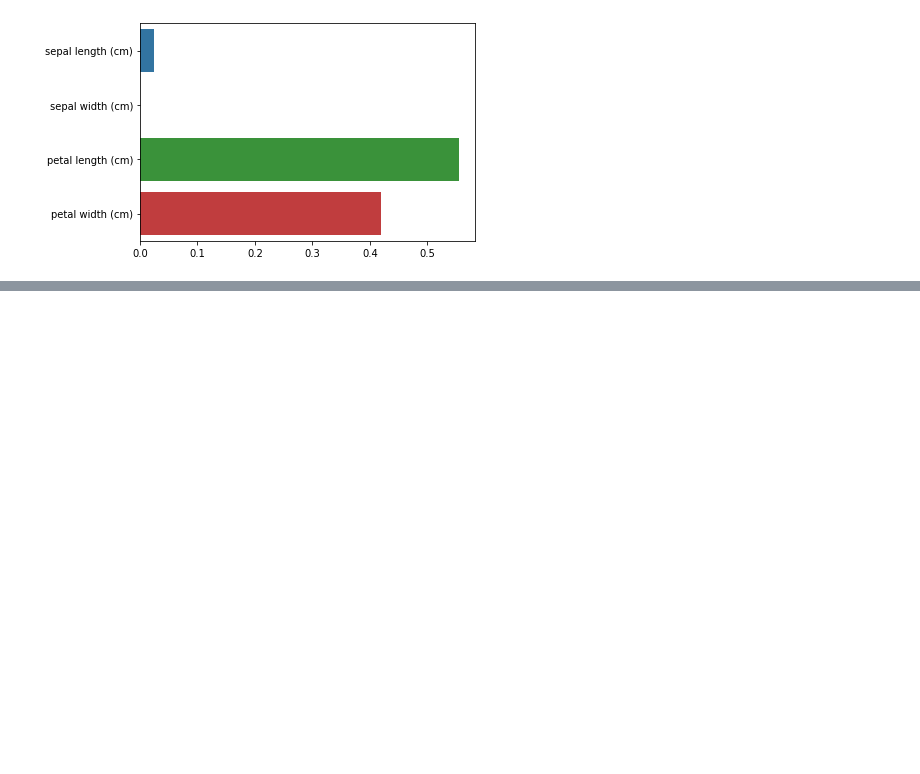
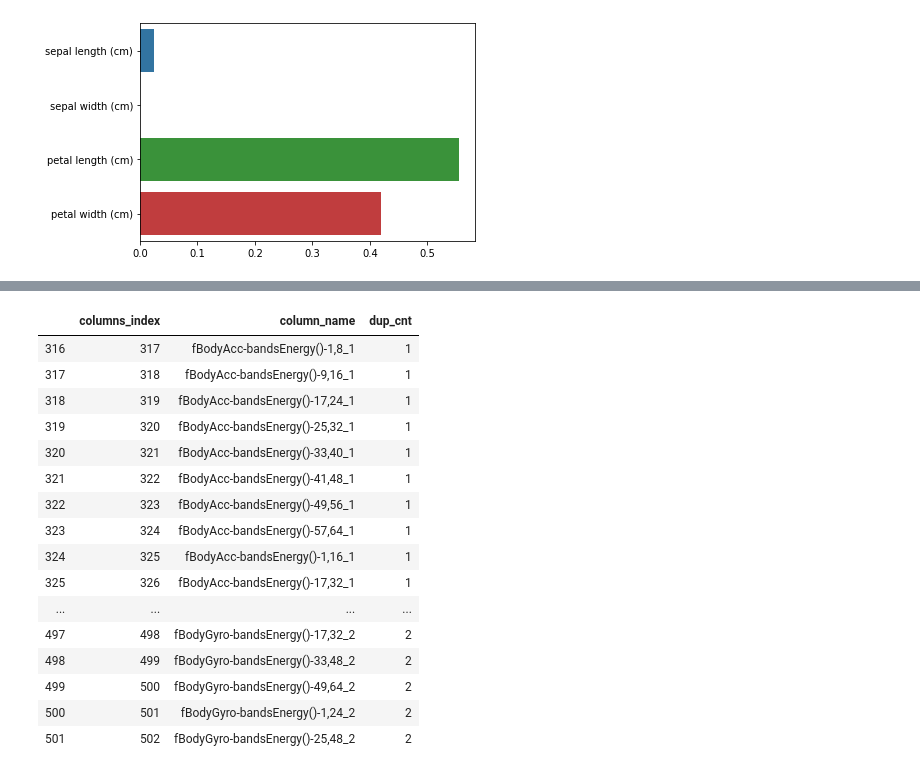
Before and after one commit to quovadisss/MLguide, a Jupyter notebook: 4.2 Decision Tree.ipynb, the cells around one changed output, grey strips where cells are left out. Drawn from its saved outputs; the diff is of its cells as text; code cells hidden in the pictures; blank space fills up the shorter version.

```diff
--- a/4.2 Decision Tree.ipynb
+++ b/4.2 Decision Tree.ipynb
@@ -54,0 +112,13 @@ petal width (cm) : 0.420
+# %%
+import pandas as pd
+import matplotlib.pyplot as plt
+%matplotlib inline
+
+# features.txt 파일에는 피어 이름 index와 피처명이 공백으로 분리되어 있음. 이를 DataFrame으로 로드.
+feature_name_df = pd.read_csv('./human_activity/features.txt', sep='\s+',
+                             header=None, names=['columns_index', 'column_name'])
+
+print(feature_name_df.head())
+# 피처명 index를 제거하고, 피처명만 리스트 객체로 생성한 뒤 샘플로 10개만 추출
+feature_name = feature_name_df.iloc[:, 1].values.tolist()
+print('전체 피처명에서 10개만 추출:', feature_name[:10])
@@ -54,0 +133,31 @@ petal width (cm) : 0.420
+# %%
+def get_new_feature_name_df(old_feature_name_df):
+    feature_dup_df = pd.DataFrame(data=old_feature_name_df.groupby('column_name').cumcount(), columns=['dup_cnt'])
+    feature_dup_df = feature_dup_df.reset_index()
+    new_feature_name_df = pd.merge(old_feature_name_df.reset_index(), feature_dup_df, how='outer')
+    new_feature_name_df['column_name'] = new_feature_name_df[['column_name', 'dup_cnt']].apply(lambda x : x[0]+'_'+str(x[1])
+                                                                                           if x[1] >0 else x[0] ,  axis=1)
+    new_feature_name_df = new_feature_name_df.drop(['index'], axis=1)
+    return new_feature_name_df
+# %%
+pd.options.display.max_rows = 999
+new_feature_name_df = get_new_feature_name_df(feature_name_df)
+new_feature_name_df[new_feature_name_df['dup_cnt'] > 0]
+# %% [output]
+|  | columns_index | column_name | dup_cnt |
+| 316 | 317 | fBodyAcc-bandsEnergy()-1,8_1 | 1 |
+| 317 | 318 | fBodyAcc-bandsEnergy()-9,16_1 | 1 |
+| 318 | 319 | fBodyAcc-bandsEnergy()-17,24_1 | 1 |
+| 319 | 320 | fBodyAcc-bandsEnergy()-25,32_1 | 1 |
+| 320 | 321 | fBodyAcc-bandsEnergy()-33,40_1 | 1 |
+| 321 | 322 | fBodyAcc-bandsEnergy()-41,48_1 | 1 |
+| 322 | 323 | fBodyAcc-bandsEnergy()-49,56_1 | 1 |
+| 323 | 324 | fBodyAcc-bandsEnergy()-57,64_1 | 1 |
+| 324 | 325 | fBodyAcc-bandsEnergy()-1,16_1 | 1 |
+| 325 | 326 | fBodyAcc-bandsEnergy()-17,32_1 | 1 |
+| ... | ... | ... | ... |
+| 497 | 498 | fBodyGyro-bandsEnergy()-17,32_2 | 2 |
+| 498 | 499 | fBodyGyro-bandsEnergy()-33,48_2 | 2 |
+| 499 | 500 | fBodyGyro-bandsEnergy()-49,64_2 | 2 |
+| 500 | 501 | fBodyGyro-bandsEnergy()-1,24_2 | 2 |
+| 501 | 502 | fBodyGyro-bandsEnergy()-25,48_2 | 2 |
```
Also changed, not shown: parts of 12 cells of this notebook, 28 other files.
